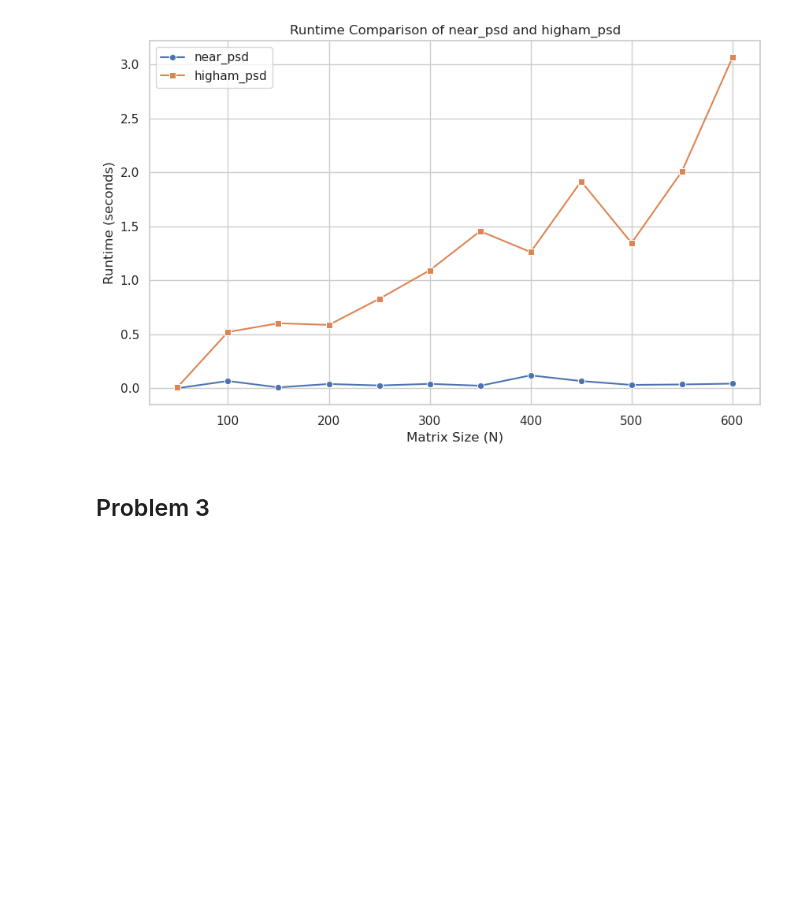
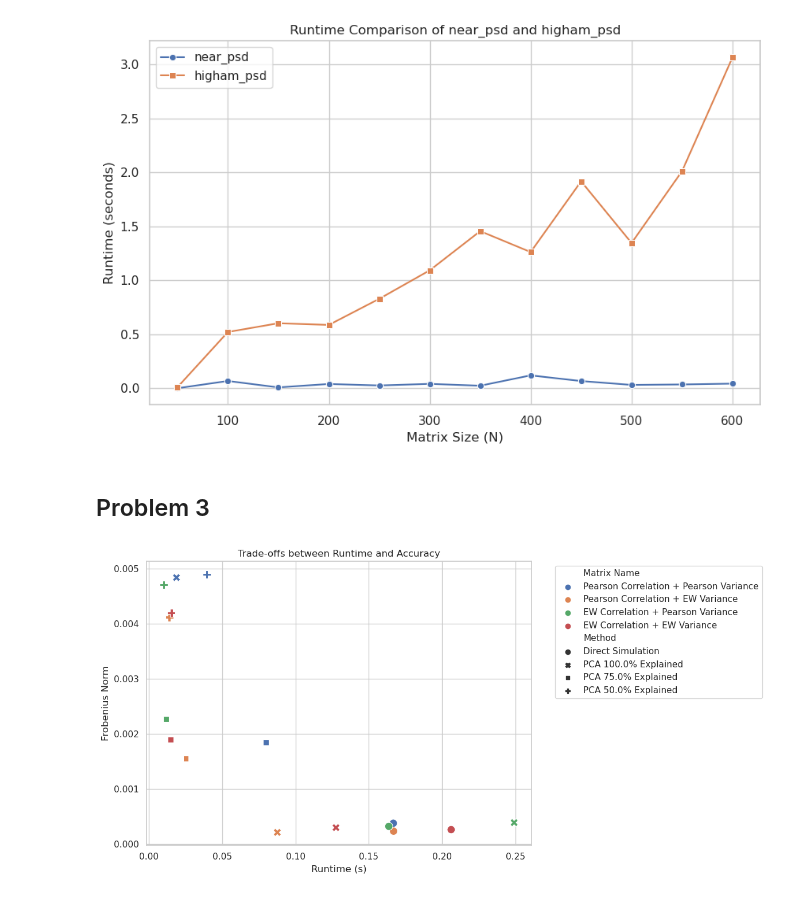
Before and after one commit to howardj12/Fintech545-hj, a Jupyter notebook: Week 3/Code.ipynb, the cells around one changed output. Drawn from its saved outputs; the diff is of its cells as text; code cells hidden in the pictures; blank space fills up the shorter version.

```diff
--- a/Week 3/Code.ipynb
+++ b/Week 3/Code.ipynb
@@ -212,3 +212,21 @@ plt.show()
 [figure]
 # %% [markdown]
 ## Problem 3
+# %%
+# Calculate the standard Pearson correlation matrix and variance vector using corr() and var()
+pearson_correlation = ret_dat.corr().to_numpy()
+pearson_variance = ret_dat.var().to_numpy()
+
+# Calculate the exponentially weighted covariance matrix
+lambda_value = 0.97
+expo_weighted_cov = compute_ew_cov_matrix(ret_dat, lambda_value)
+
+# Extract the variance vector and correlation matrix from the exponentially weighted covariance matrix
+expo_variance = np.diag(expo_weighted_cov)
+expo_correlation = expo_weighted_cov_matrix / np.sqrt(expo_variance[:, None] * expo_variance[None, :])
+
+# Combine to form 4 different covariance matrices
+pearson_pearson = pearson_correlation * np.sqrt(pearson_variance[:, None] * pearson_variance[None, :])
+pearson_expo = pearson_correlation * np.sqrt(expo_variance[:, None] * expo_variance[None, :])
+expo_pearson = expo_correlation * np.sqrt(pearson_variance[:, None] * pearson_variance[None, :])
+expo_expo = expo_correlation * np.sqrt(expo_variance[:, None] * expo_variance[None, :])
@@ -214,0 +257,69 @@ plt.show()
+# %%
+# Define the Frobenius norm function
+def frobenius_norm(mat_a, mat_b):
+    return np.linalg.norm(mat_a - mat_b, 'fro')
+
+def simulate_and_compare(cov_matrices, matrix_names):
+    num_draws = 25000
+    variance_explained = [1.0, 0.75, 0.5]
+    results = []
+
+    for cov_matrix, matrix_name in zip(cov_matrices, matrix_names):
+        # Ensure the covariance matrix is a NumPy array
+        if isinstance(cov_matrix, pd.DataFrame):
+            cov_matrix_np = cov_matrix.to_numpy()
+        else:
+            cov_matrix_np = cov_matrix
+
+        # Direct simulation
+        start_time = time.time()
+        simulated_data_direct = direct_sim(cov_matrix_np, num_draws)
+        runtime_direct = time.time() - start_time
+        simulated_cov_direct = np.cov(simulated_data_direct.T)
+        norm_direct = frobenius_norm(simulated_cov_direct, cov_matrix_np)
+
+        # Append results
+        results.append({
+            "Method": "Direct Simulation",
+            "Matrix Name": matrix_name,
+            "Runtime": runtime_direct,
+            "Frobenius Norm": norm_direct
+        })
+
+        # PCA simulations with different variances explained
+        for var_exp in variance_explained:
+            start_time = time.time()
+            simulated_data_pca = pca_simulation(cov_matrix_np, num_draws, var_exp)
+            runtime_pca = time.time() - start_time
+            simulated_cov_pca = np.cov(simulated_data_pca.T)
+            norm_pca = frobenius_norm(simulated_cov_pca, cov_matrix_np)
+
+            # Append results
+            results.append({
+                "Method": f"PCA {var_exp * 100}% Explained",
+                "Matrix Name": matrix_name,
+                "Runtime": runtime_pca,
+                "Frobenius Norm": norm_pca
+            })
+
+    return pd.DataFrame(results)
+
+
+# Define the list of covariance matrices and their names
+cov_matrices = [pearson_pearson, pearson_expo, expo_pearson, expo_expo]
+matrix_names = ["Pearson Correlation + Pearson Variance", "Pearson Correlation + EW Variance", "EW Correlation + Pearson Variance", "EW Correlation + EW Variance"]
+
+# Run simulations and compare results
+results_df = simulate_and_compare(cov_matrices, matrix_names)
+
+# Plot the results using seaborn
+plt.figure(figsize=(12, 6))
+sns.scatterplot(data=results_df, x="Runtime", y="Frobenius Norm", hue="Matrix Name", style="Method", palette="deep", s=100)
+plt.title("Trade-offs between Runtime and Accuracy")
+plt.xlabel("Runtime (s)")
+plt.ylabel("Frobenius Norm")
+plt.legend(bbox_to_anchor=(1.05, 1), loc='upper left')
+plt.tight_layout()
+plt.show()
+# %% [output]
+[figure, added]
```
Also changed, not shown: parts of 1 cell of this notebook.
